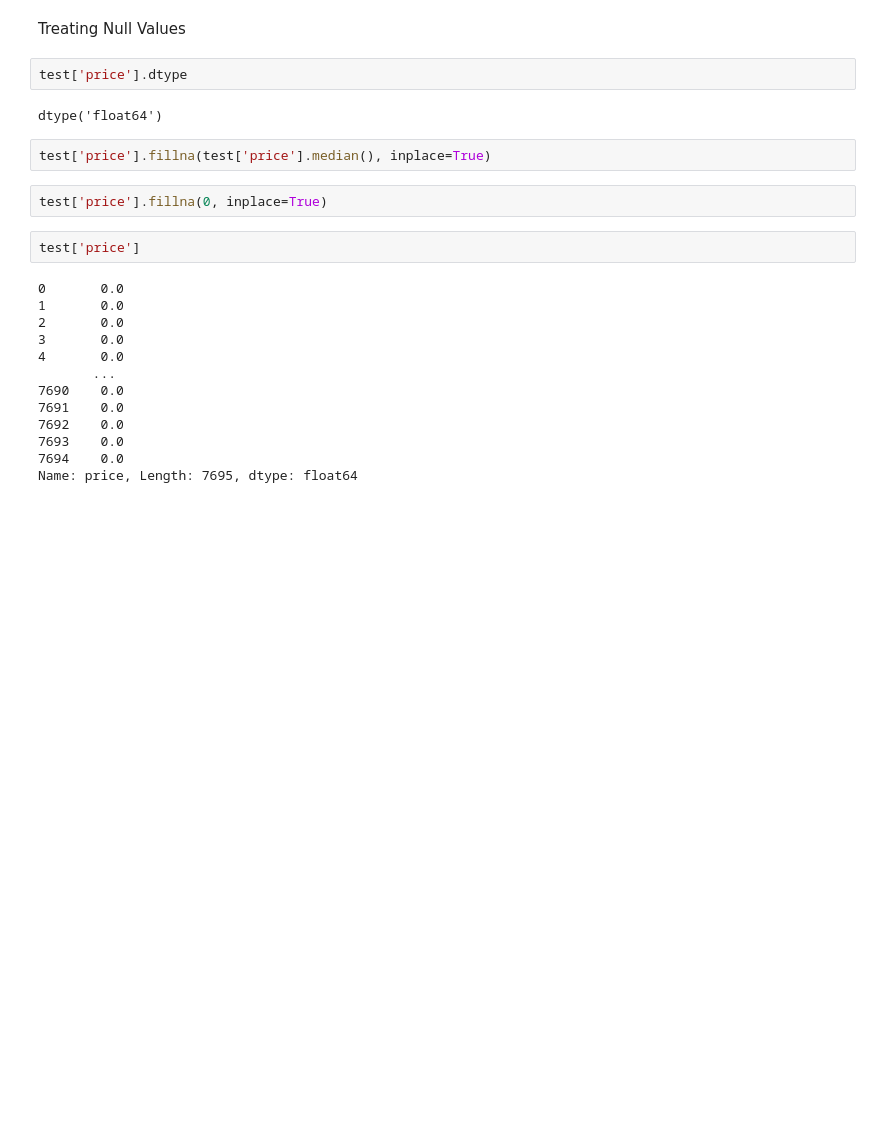
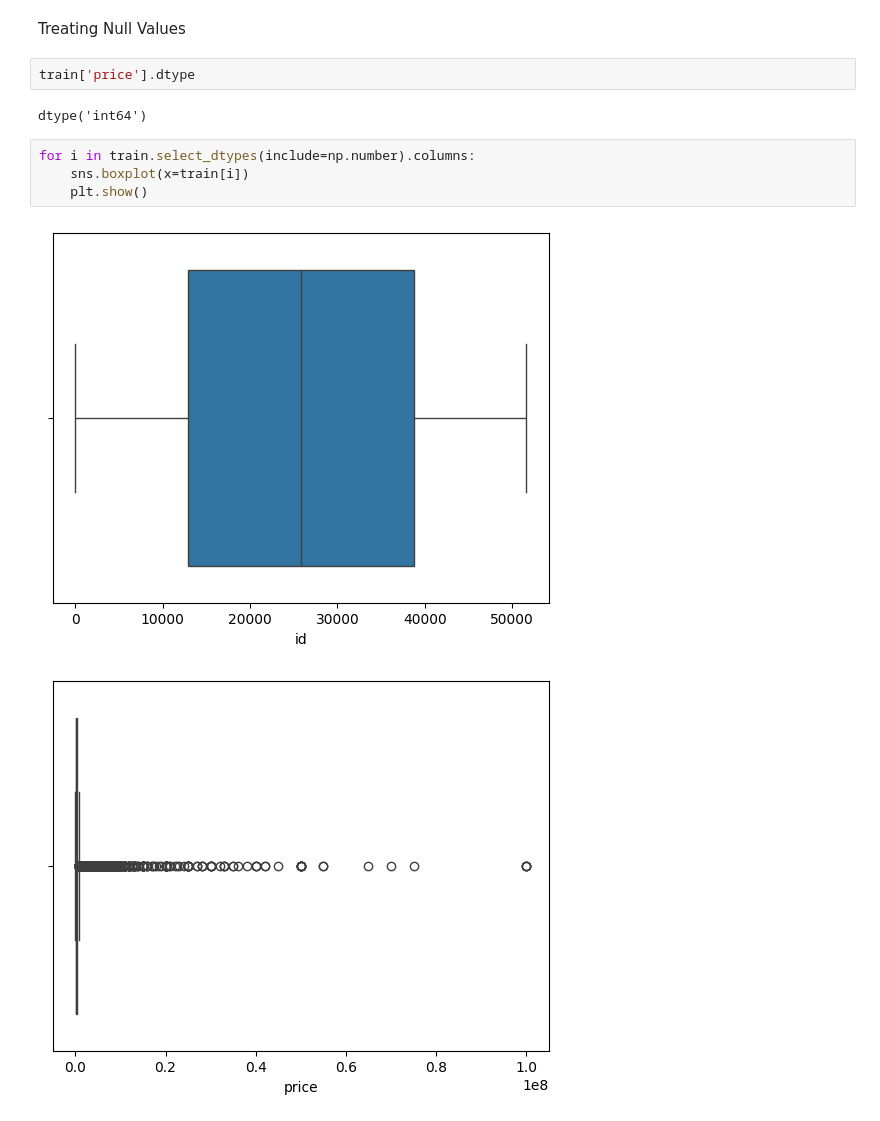
Before and after one commit to Avinash174/DataScience, a Jupyter notebook: personal_practice/russian_car_plate.ipynb, the cells around one changed output. Saved outputs shown, nothing was run; the diff lists cells and outputs as text; blank space fills up the shorter version.

```diff
--- a/personal_practice/russian_car_plate.ipynb
+++ b/personal_practice/russian_car_plate.ipynb
@@ -175,25 +175,13 @@ dtype: int64
 # %% [markdown]
 Treating Null Values
 # %%
-test['price'].dtype
+train['price'].dtype
 # %% [output]
-dtype('float64')
+dtype('int64')
-# %%
-test['price'].fillna(test['price'].median(), inplace=True)
-# %%
-test['price'].fillna(0, inplace=True)
-# %%
-test['price']
-# %% [output]
-0       0.0
-1       0.0
-2       0.0
-3       0.0
-4       0.0
-       ...
-7690    0.0
-7691    0.0
-7692    0.0
-7693    0.0
-7694    0.0
-Name: price, Length: 7695, dtype: float64
+# %%
+for i in train.select_dtypes(include=np.number).columns:
+    sns.boxplot(x=train[i])
+    plt.show()
+# %% [output]
+[figure, added]
+[figure, added]
```
Also changed, not shown: parts of 2 cells of this notebook.
